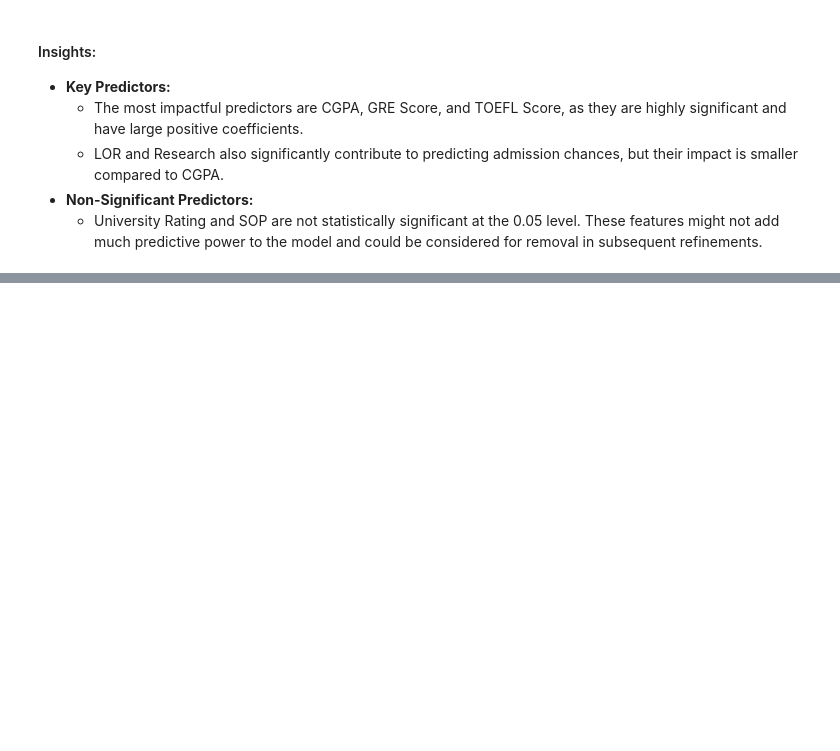
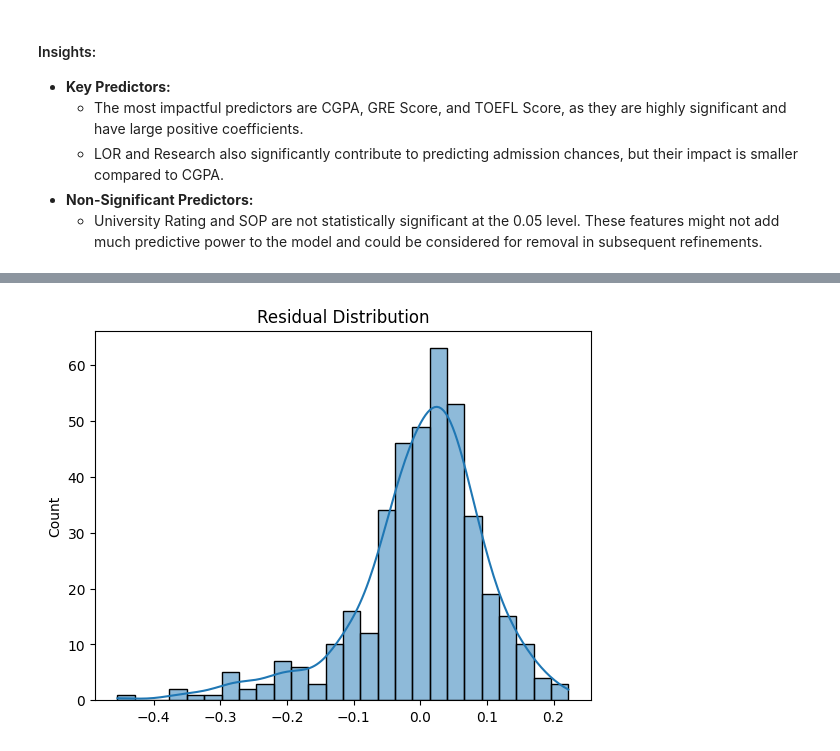
Before and after one commit to IshanSarkar/Education_Administration_Programs-Linear_Regression, a Jupyter notebook: python notebook/eap_lr.ipynb, the cells around one changed output, grey strips where cells are left out. Saved outputs shown, nothing was run; the diff lists cells and outputs as text; code cells hidden in the pictures; blank space fills up the shorter version.

```diff
--- a/python notebook/eap_lr.ipynb
+++ b/python notebook/eap_lr.ipynb
@@ -670,0 +798,7 @@ Index(['GRE Score', 'TOEFL Score', 'University Rating', 'SOP', 'LOR ', 'CGPA',
+# %%
+# Histogram of residuals
+sns.histplot(residuals, kde=True)
+plt.title("Residual Distribution")
+plt.show()
+# %% [output]
+[figure, added]
```
Also changed, not shown: parts of 65 cells of this notebook.
